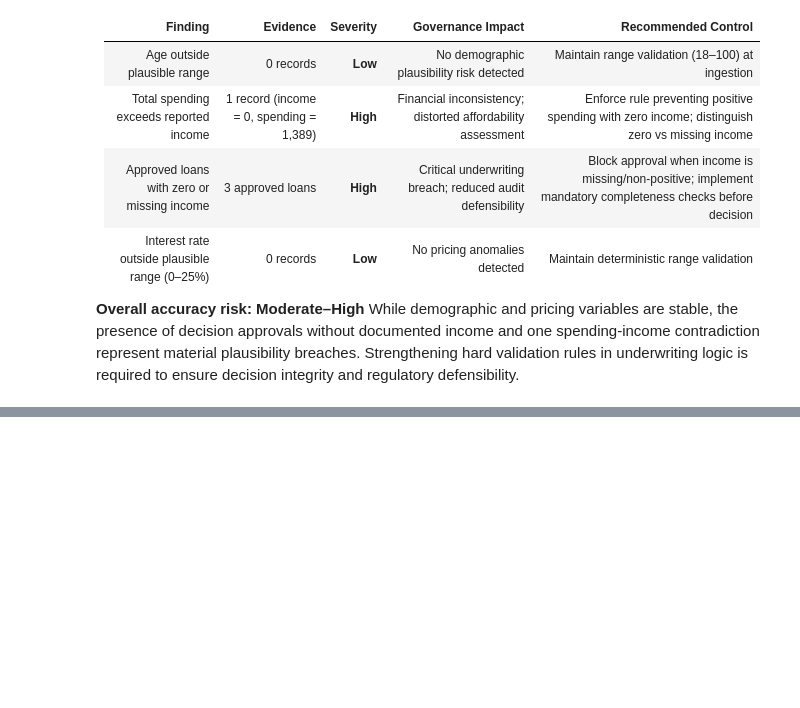
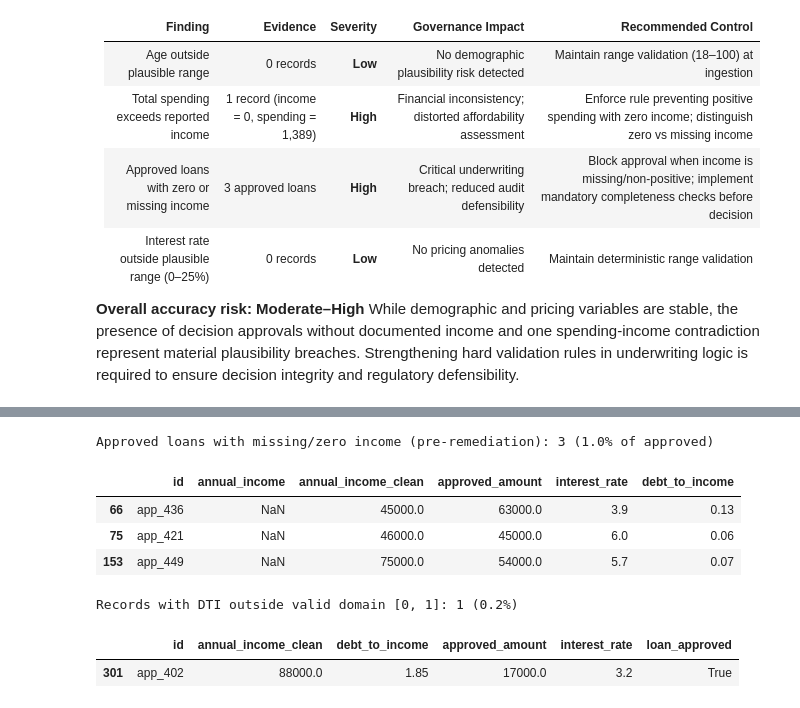
Before and after one commit to mchlkan/dego-2606-group3, a Jupyter notebook: notebooks/01-data-quality.ipynb, the cells around one changed output, grey strips where cells are left out. Drawn from its saved outputs; the diff is of its cells as text; code cells hidden in the pictures; blank space fills up the shorter version.

```diff
--- a/notebooks/01-data-quality.ipynb
+++ b/notebooks/01-data-quality.ipynb
@@ -1188,0 +1295,30 @@ No records (0 cases) show interest rates outside the defined plausible range of
+# %%
+# flag approved loans with zero or missing income (using original field to demonstrate pre-remediation issue)
+income_original = pd.to_numeric(df_deduped["annual_income"], errors="coerce")
+df_deduped["_flag_approved_no_income"] = (
+    (df_deduped["loan_approved"] == True) &
+    ((income_original <= 0) | income_original.isna())
+)
+
+flagged = df_deduped["_flag_approved_no_income"].sum()
+print(f"Approved loans with missing/zero income (pre-remediation): {flagged} ({flagged/df_deduped['loan_approved'].sum()*100:.1f}% of approved)")
+display(df_deduped[df_deduped["_flag_approved_no_income"]][["id", "annual_income", "annual_income_clean", "approved_amount", "interest_rate", "debt_to_income"]])
+# %% [output]
+Approved loans with missing/zero income (pre-remediation): 3 (1.0% of approved)
+|  | id | annual_income | annual_income_clean | approved_amount | interest_rate | debt_to_income |
+| 66 | app_436 | NaN | 45000.0 | 63000.0 | 3.9 | 0.13 |
+| 75 | app_421 | NaN | 46000.0 | 45000.0 | 6.0 | 0.06 |
+| 153 | app_449 | NaN | 75000.0 | 54000.0 | 5.7 | 0.07 |
+# %%
+# flag records with DTI outside valid domain [0, 1]
+df_deduped["_flag_invalid_dti"] = (
+    (df_deduped["debt_to_income"] < 0) | (df_deduped["debt_to_income"] > 1)
+)
+
+flagged = df_deduped["_flag_invalid_dti"].sum()
+print(f"Records with DTI outside valid domain [0, 1]: {flagged} ({flagged/len(df_deduped)*100:.1f}%)")
+display(df_deduped[df_deduped["_flag_invalid_dti"]][["id", "annual_income_clean", "debt_to_income", "approved_amount", "interest_rate", "loan_approved"]])
+# %% [output]
+Records with DTI outside valid domain [0, 1]: 1 (0.2%)
+|  | id | annual_income_clean | debt_to_income | approved_amount | interest_rate | loan_approved |
+| 301 | app_402 | 88000.0 | 1.85 | 17000.0 | 3.2 | True |
```
Also changed, not shown: parts of 24 cells of this notebook.
